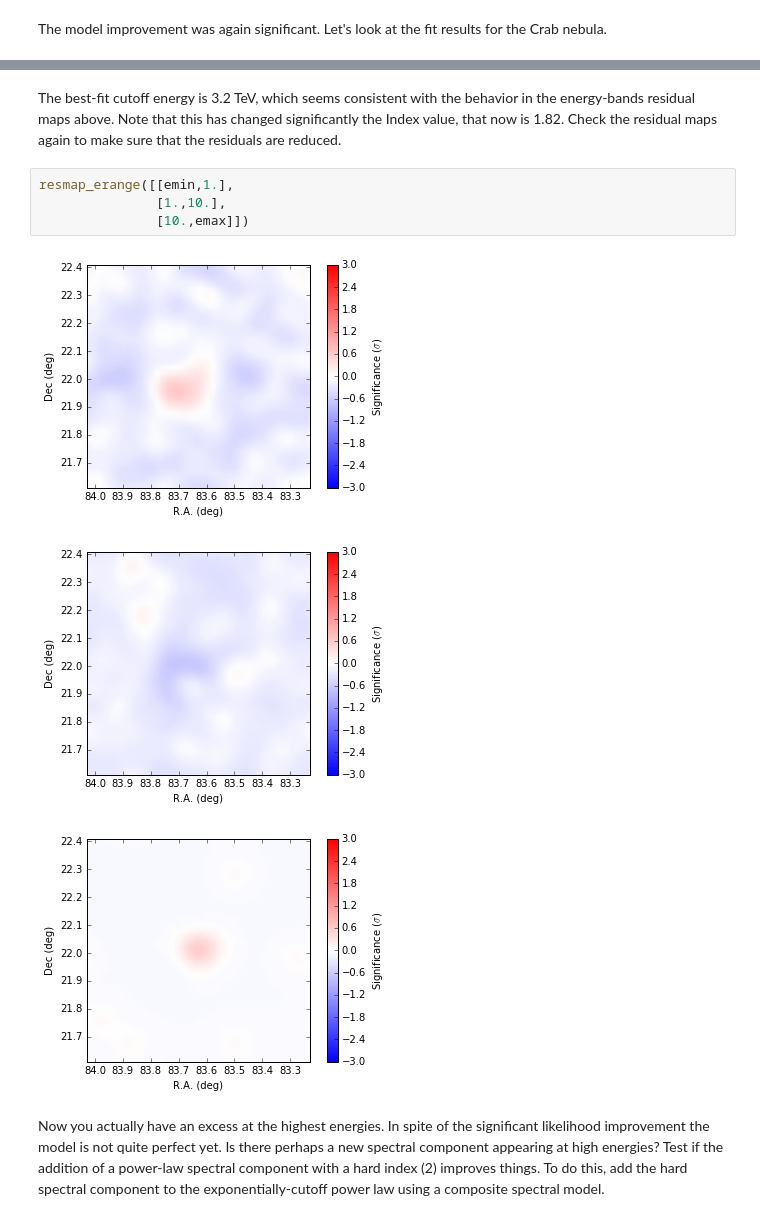
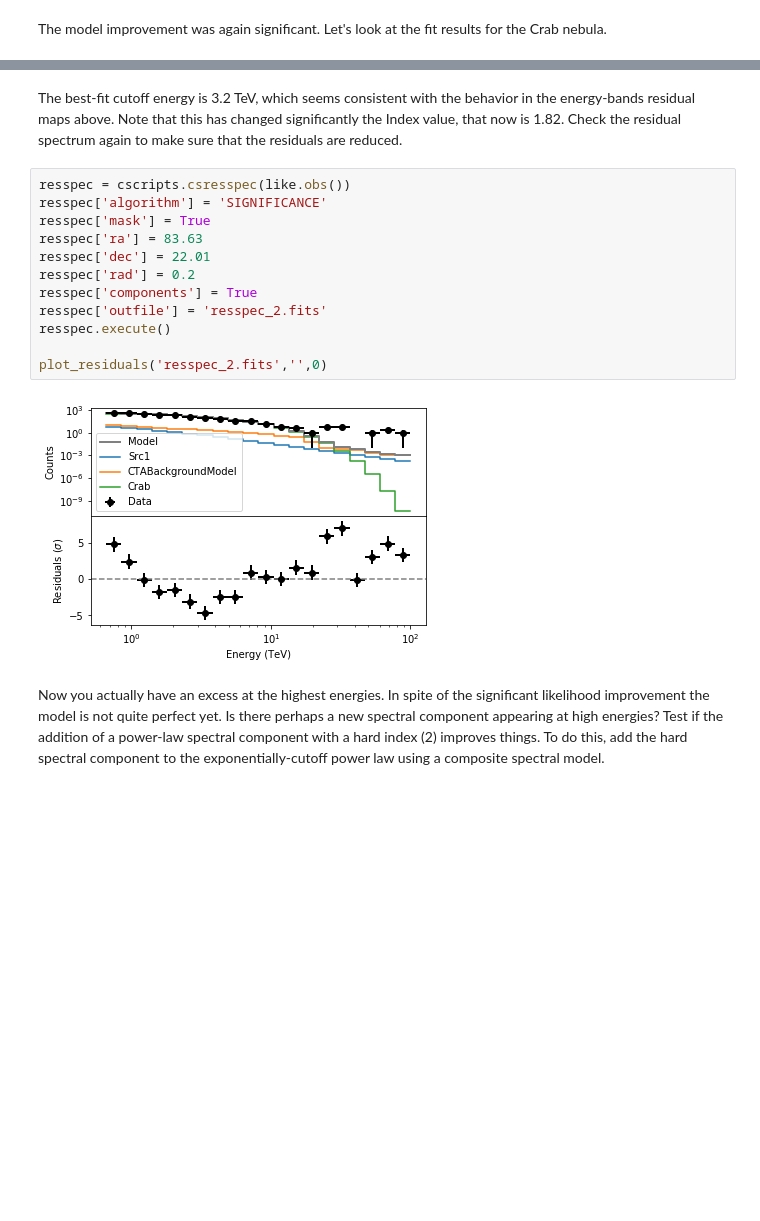
Before and after one commit to ctools/ctools, a Jupyter notebook: doc/source/users/tutorials/howto/howto_advanced_python_fitting.ipynb, the cells around one changed output, grey strips where cells are left out. Cells and saved outputs as stored; diff of their text form; blank space fills up the shorter version.

Commit message:
use csresspec

```diff
--- a/doc/source/users/tutorials/howto/howto_advanced_python_fitting.ipynb
+++ b/doc/source/users/tutorials/howto/howto_advanced_python_fitting.ipynb
@@ -285,15 +290,21 @@ print(crab)
   Normalization ............: 1 (relative value) (fixed,scale=1,gradient)
  Number of scale par's .....: 0
 # %% [markdown]
-The best-fit cutoff energy is 3.2 TeV, which seems consistent with the behavior in the energy-bands residual maps above. Note that this has changed significantly the Index value, that now is 1.82. Check the residual maps again to make sure that the residuals are reduced.
+The best-fit cutoff energy is 3.2 TeV, which seems consistent with the behavior in the energy-bands residual maps above. Note that this has changed significantly the Index value, that now is 1.82. Check the residual spectrum again to make sure that the residuals are reduced.
-# %%
-resmap_erange([[emin,1.],
-               [1.,10.],
-               [10.,emax]])
-# %% [output]
-[figure, removed]
-[figure, removed]
-[figure, removed]
+# %%
+resspec = cscripts.csresspec(like.obs())
+resspec['algorithm'] = 'SIGNIFICANCE'
+resspec['mask'] = True
+resspec['ra'] = 83.63
+resspec['dec'] = 22.01
+resspec['rad'] = 0.2
+resspec['components'] = True
+resspec['outfile'] = 'resspec_2.fits'
+resspec.execute()
+
+plot_residuals('resspec_2.fits','',0)
+# %% [output]
+[figure, added]
 # %% [markdown]
 Now you actually have an excess at the highest energies. In spite of the significant likelihood improvement the model is not quite perfect yet. Is there perhaps a new spectral component appearing at high energies? Test if the addition of a power-law spectral component with a hard index (2) improves things. To do this, add the hard spectral component to the exponentially-cutoff power law using a composite spectral model.
 # %%
```
Also changed, not shown: parts of 17 cells of this notebook.
